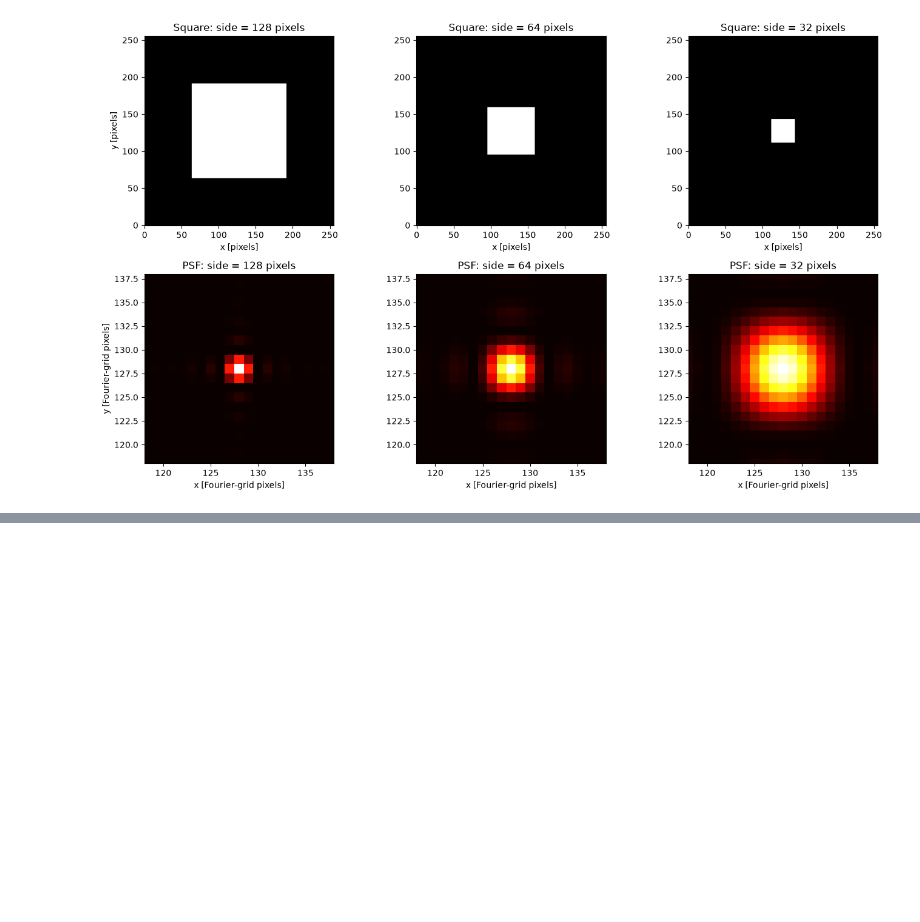
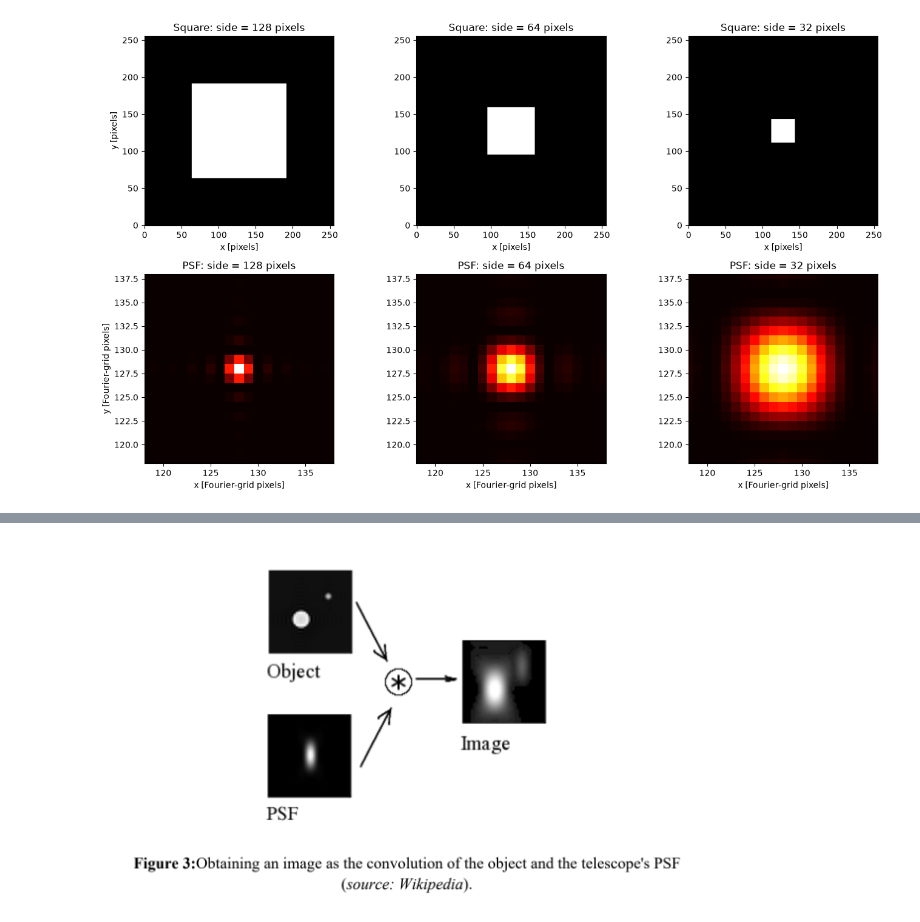
Before and after one commit to Natalia985/Third-semester-MASS, a Jupyter notebook: Astrophysical_Techniques/HW2_Image_Formation.ipynb, the cells around one changed output, grey strips where cells are left out. Saved outputs shown, nothing was run; the diff lists cells and outputs as text; code cells hidden in the pictures; blank space fills up the shorter version.

```diff
--- a/Astrophysical_Techniques/HW2_Image_Formation.ipynb
+++ b/Astrophysical_Techniques/HW2_Image_Formation.ipynb
@@ -332,0 +423,5 @@ plt.show()
+# %%
+from IPython.display import Image, display
+display(Image(filename="Photos1/ImageForm.png", width=600))
+# %% [output]
+[figure, added]
```
Also changed, not shown: parts of 40 cells of this notebook, 4 other files.
